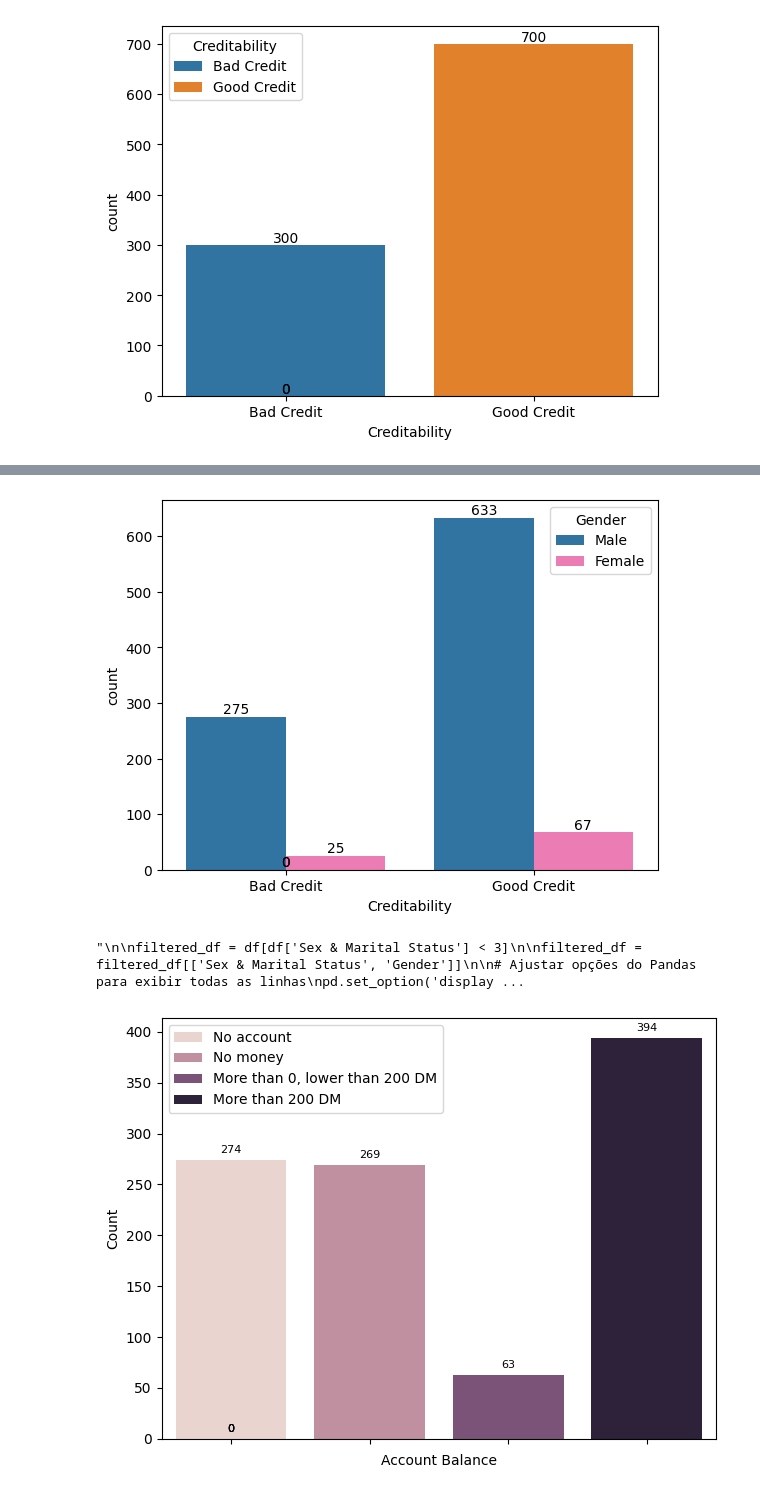
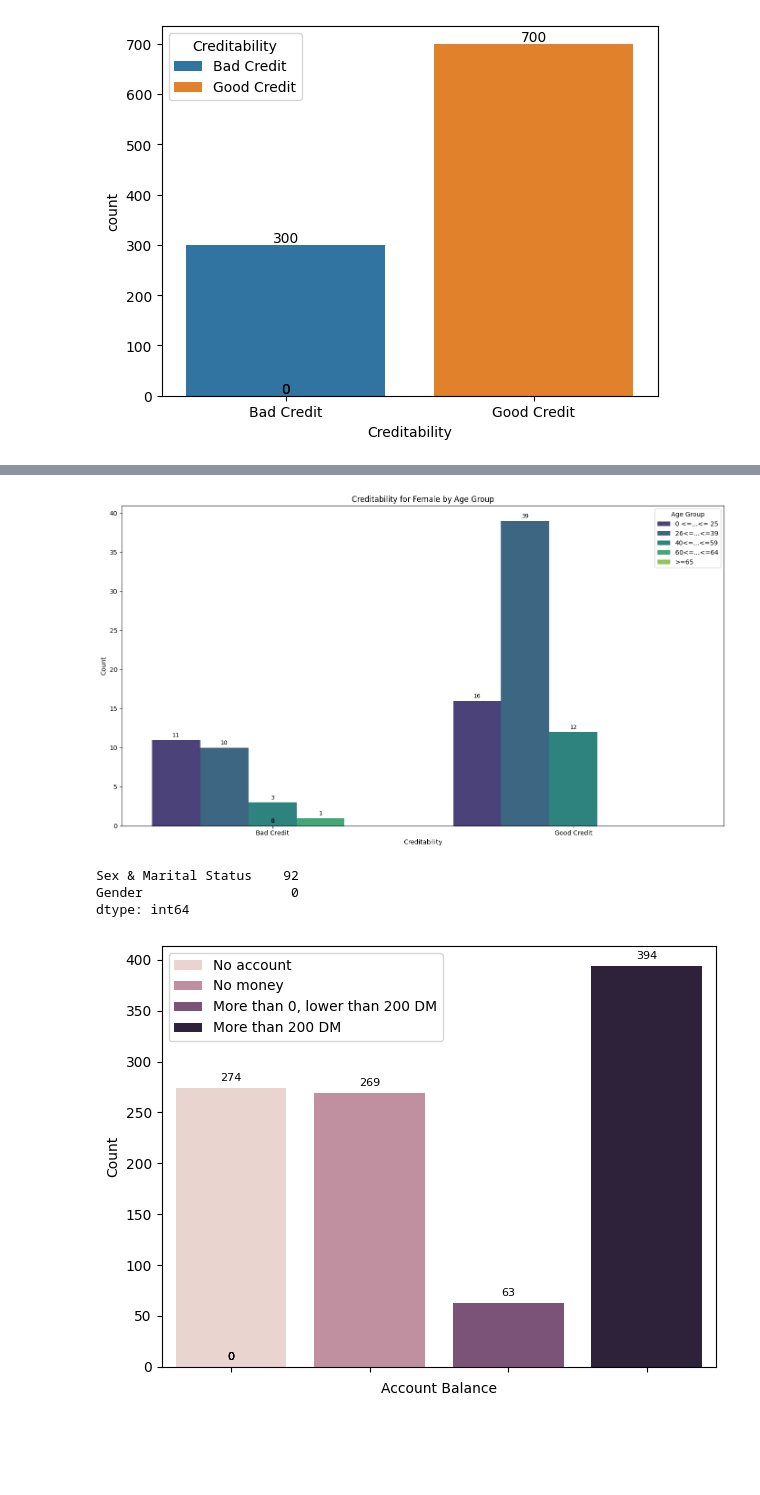
Before and after one commit to RLMurta/german_credit_exploratory_analysis, a Jupyter notebook: index.ipynb, the cells around one changed output, grey strips where cells are left out. Drawn from its saved outputs; the diff is of its cells as text; code cells hidden in the pictures; blank space fills up the shorter version.

Commit message:
ALTERAÇÕES: CREDITABILITY BY GENDER

```diff
--- a/index.ipynb
+++ b/index.ipynb
@@ -154,59 +206,74 @@ plt.show()  # Display the chart
 # %%
-# --------------------------- Creditability -------------------
+# --------------------- Creditability for Female by Age Group ------------------
 
+# Categorize 'Sex & Marital Status' as 'Female' only
+df['Gender'] = df['Sex & Marital Status'].map({4: 'Female'})
 
+# Filter only the case where 'Gender' is 'Female'
+female_data = df[df['Gender'] == 'Female']
 
-# Create a new column 'Gender' based on 'Sex & Marital Status'
-# Mapping the values in 'Sex & Marital Status' to 'Male' or 'Female'
-df['Gender'] = df['Sex & Marital Status'].map({1: 'Male', 2: 'Male', 3: 'Male', 4: 'Female'})
+# Define age bins and labels
+age_bins = [0, 25, 39, 59, 64, 100]
+age_labels = ['0 <=...<= 25', '26<=...<=39', '40<=...<=59', '60<=...<=64', '>=65']
 
-# Create a count plot to visualize the distribution of 'Creditability'
-# The hue parameter is set to 'Gender' to differentiate the counts by gender
-plot = sns.countplot(x='Creditability', data=df, hue='Gender', palette=['#1f77b4', '#ff69b4'])
+# Create a new column 'Age Group' by binning the ages into the defined age ranges
+df['Age Group'] = pd.cut(df['Age (years)'], bins=age_bins, labels=age_labels)
 
-# Add a legend to the plot to indicate what each color represents
-# Each label corresponds to a gender category
-plot.legend(title='Gender', labels=['Male', 'Female'])
+# Set the figure size for the plot
+plt.figure(figsize=(14, 8))
+
+# Create a count plot for 'Creditability' with 'Gender' as hue
+plot = sns.countplot(x='Creditability', data=female_data, hue='Age Group', palette='viridis')
+
+# Add a legend with the title 'Age Group' to distinguish age ranges
+plot.legend(title='Age Group')
 
 # Add exact counts above the bars in the count plot
-# This provides precise values for each category in the plot
 for patch in plot.patches:
     height = patch.get_height()  # Get the height of each bar (i.e., count)
     plot.text(
         patch.get_x() + patch.get_width() / 2.,  # X position of the text (center of the bar)
-        height + 1,  # Y position of the text (slightly above the top of the bar)
+        height + 0.2,  # Y position of the text (slightly above the top of the bar)
         int(height),  # Text to display (the count value)
         ha='center',  # Horizontal alignment of the text
         va='bottom',  # Vertical alignment of the text
-        fontsize=10,  # Font size of the text
+        fontsize=9,  # Font size of the text
         color='black'  # Color of the text
     )
 
-# Configure the x-axis labels
-# Set the tick positions and labels for the x-axis
-plot.set_xticks([0, 1])  # Ensure there are two ticks, one for each category
-plot.set_xticklabels(['Bad Credit', 'Good Credit'])  # Add labels for the categories
+# Set x-axis tick labels with 'Creditability' categories
+plot.set_xticks([0, 1])  # Define ticks for 'Creditability' (0: Bad Credit, 1: Good Credit)
+plot.set_xticklabels(['Bad Credit', 'Good Credit'])  # Add labels to the ticks
 
-# Display the plot
-# This renders the plot and shows it in the output
+# Add title and labels to the axes
+plt.title('Creditability for Female by Age Group')
+plt.xlabel('Creditability')
+plt.ylabel('Count')
+
+# Adjust layout for better visualization and display the plot
+plt.tight_layout()
 plt.show()
 # %% [output]
-[figure, old version]
+[figure, new version]
 # %%
 '''
-# Exibir todas as ocorrências com base 'Sex & Marital Status' and 'Gender'
 
-filtered_df = df[df['Sex & Marital Status'] < 3]
+
+# 'Sex & Marital Status' and 'Gender'
+
+filtered_df = df[df['Sex & Marital Status'] == 4]
 
 filtered_df = filtered_df[['Sex & Marital Status', 'Gender']]
 
 pd.set_option('display.max_rows', None)
 
-filtered_df
+filtered_df.count()
 
 '''
 # %% [output]
-"\n\nfiltered_df = df[df['Sex & Marital Status'] < 3]\n\nfiltered_df = filtered_df[['Sex & Marital Status', 'Gender']]\n\n# Ajustar opções do Pandas para exibir todas as linhas\npd.set_option('display ...
+Sex & Marital Status    92
+Gender                   0
+dtype: int64
 # %%
 # --------------------- Account Balance --------------------
 
```
Also changed, not shown: parts of 5 cells of this notebook.
